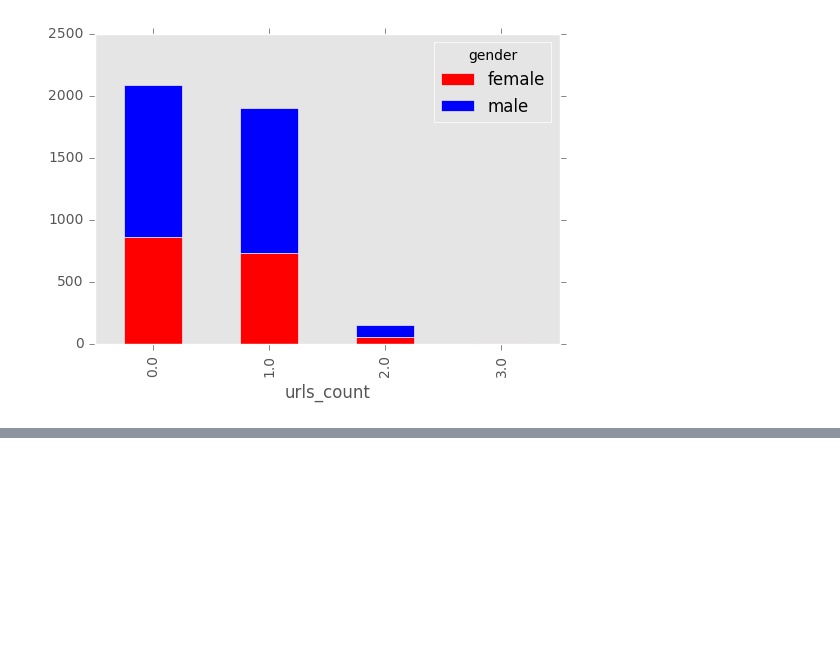
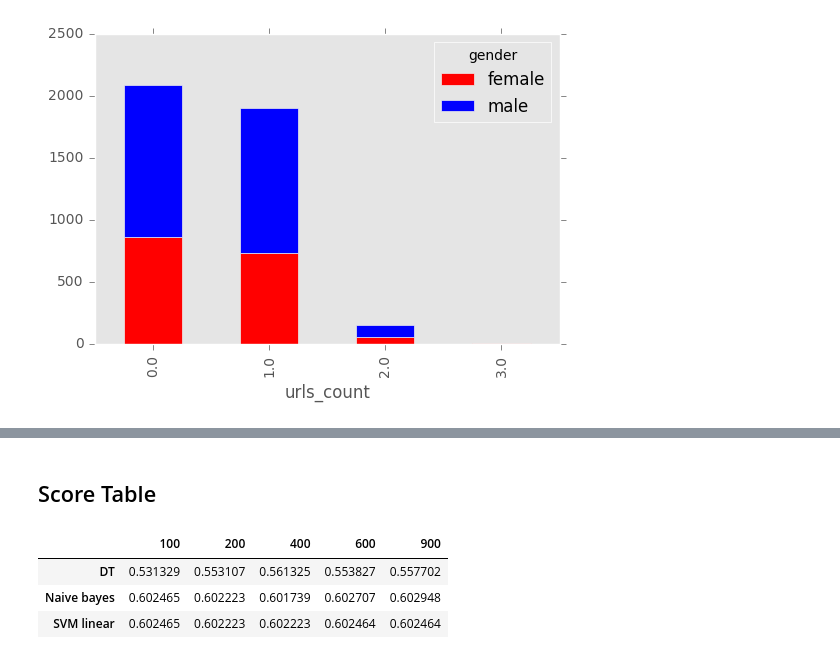
Before and after one commit to zamiramos/TweeterProject, a Jupyter notebook: project.ipynb, the cells around one changed output, grey strips where cells are left out. Saved outputs shown, nothing was run; the diff lists cells and outputs as text; code cells hidden in the pictures; blank space fills up the shorter version.

```diff
--- a/project.ipynb
+++ b/project.ipynb
@@ -341,0 +536,9 @@ We can see from above that this features not give us in additional information.
+# %% [markdown]
+## Score Table
+# %%
+scoreTable
+# %% [output]
+|  | 100 | 200 | 400 | 600 | 900 |
+| DT | 0.531329 | 0.553107 | 0.561325 | 0.553827 | 0.557702 |
+| Naive bayes | 0.602465 | 0.602223 | 0.601739 | 0.602707 | 0.602948 |
+| SVM linear | 0.602465 | 0.602223 | 0.602223 | 0.602464 | 0.602464 |
```
Also changed, not shown: parts of 21 cells of this notebook, 45 other files.
